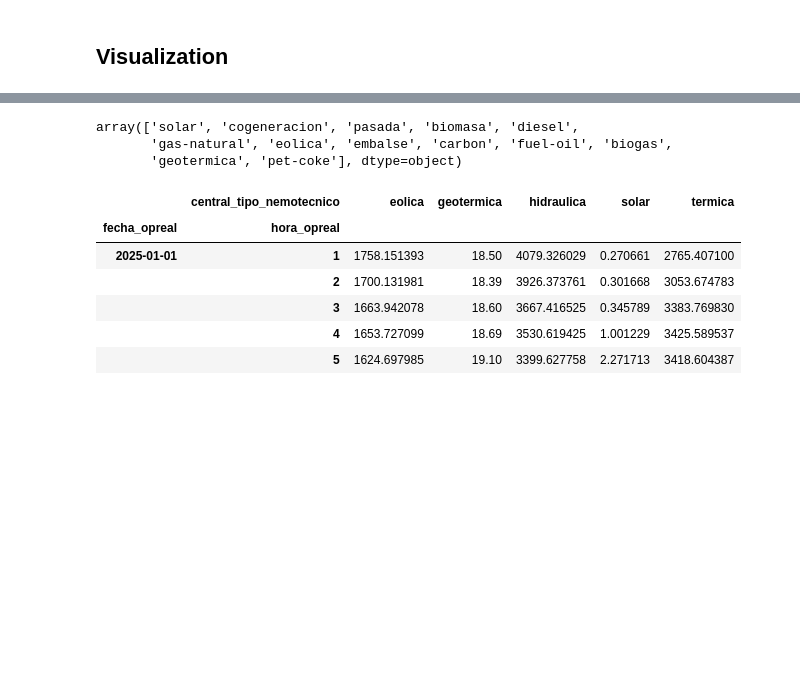
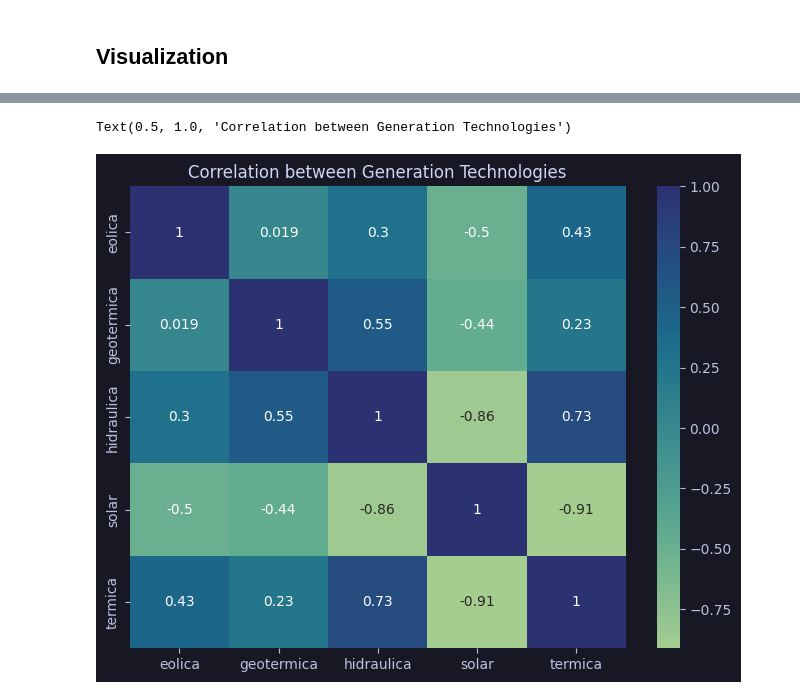
Before and after one commit to UCM-Industrial/Forecast_J.Troncoso, a Jupyter notebook: notebooks/01_data_exploration.ipynb, the cells around one changed output, grey strips where cells are left out. Drawn from its saved outputs; the diff is of its cells as text; code cells hidden in the pictures; blank space fills up the shorter version.

```diff
--- a/notebooks/01_data_exploration.ipynb
+++ b/notebooks/01_data_exploration.ipynb
@@ -171,5 +296,5 @@ merged = generation_grouped.merge(demand_grouped, how="inner", on=["fecha_opreal
 # %%
-pivot = historic.pivot_table(
+pivot_2 = historic.pivot_table(
     index=["fecha_opreal", "hora_opreal"],
     columns="central_tipo_nemotecnico",
     values="generacion_real_mwh",
@@ -218,16 +302,0 @@ historic.head()
-# %%
-historic["subtipo_nemotecnico"].unique()
-# %% [output]
-array(['solar', 'cogeneracion', 'pasada', 'biomasa', 'diesel',
-       'gas-natural', 'eolica', 'embalse', 'carbon', 'fuel-oil', 'biogas',
-       'geotermica', 'pet-coke'], dtype=object)
-# %%
-pivot.head()
-# %% [output]
-|  | central_tipo_nemotecnico | eolica | geotermica | hidraulica | solar | termica |
-| fecha_opreal | hora_opreal |  |  |  |  |  |
-| 2025-01-01 | 1 | 1758.151393 | 18.50 | 4079.326029 | 0.270661 | 2765.407100 |
-|  | 2 | 1700.131981 | 18.39 | 3926.373761 | 0.301668 | 3053.674783 |
-|  | 3 | 1663.942078 | 18.60 | 3667.416525 | 0.345789 | 3383.769830 |
-|  | 4 | 1653.727099 | 18.69 | 3530.619425 | 1.001229 | 3425.589537 |
-|  | 5 | 1624.697985 | 19.10 | 3399.627758 | 2.271713 | 3418.604387 |
@@ -235,0 +303,12 @@ pivot["ernc"] = pivot["solar"] + pivot["eolica"] + pivot["geotermica"]
+# %%
+correlations_df = pivot_2.corr()
+
+plt.figure(figsize=(8, 6))
+sns.heatmap(correlations_df, annot=True, cmap="crest")
+
+plt.xlabel("")
+plt.ylabel("")
+plt.title("Correlation between Generation Technologies")
+# %% [output]
+Text(0.5, 1.0, 'Correlation between Generation Technologies')
+[figure, added]
```
Also changed, not shown: parts of 16 cells of this notebook, 7 other files.
